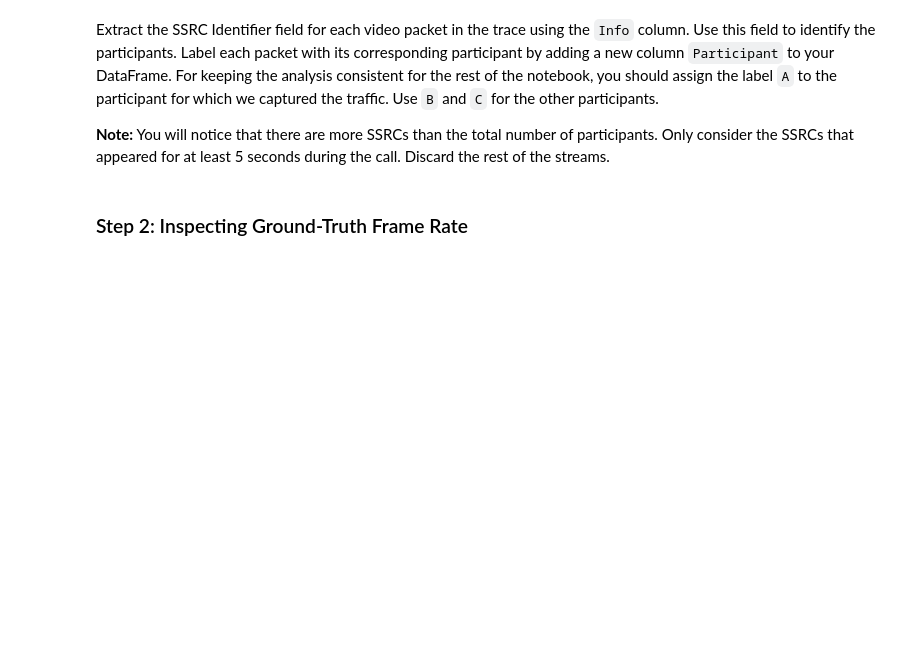
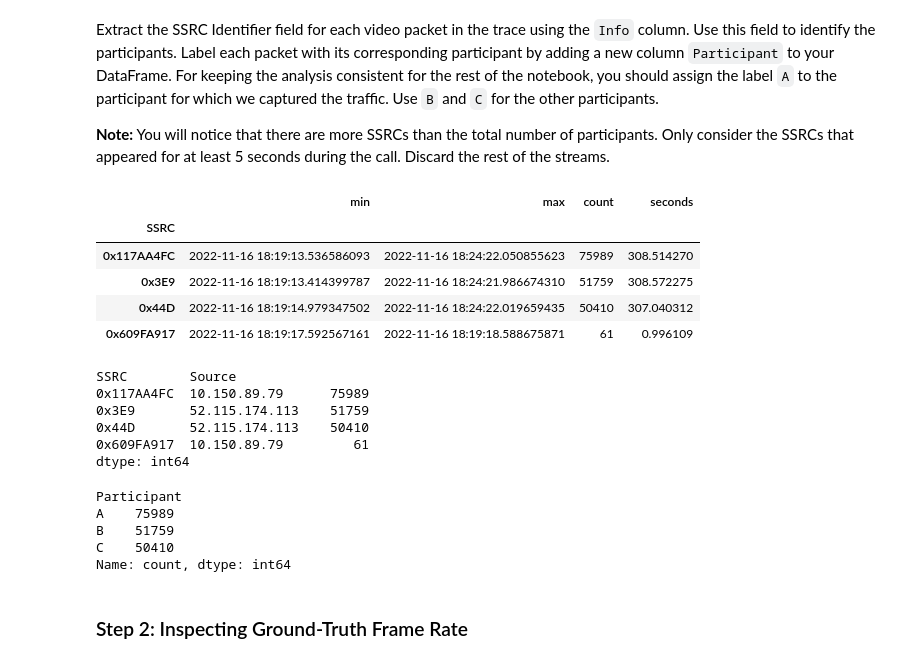
Before and after one commit to Ashy46/ml-for-systems-hws, a Jupyter notebook: assignment-2/video-conference-qoe.ipynb, the cells around one changed output. Drawn from its saved outputs; the diff is of its cells as text; code cells hidden in the pictures; blank space fills up the shorter version.

Commit message:
Fix execution count and add output display for SSRC activity analysis in video-conference-qoe notebook

```diff
--- a/assignment-2/video-conference-qoe.ipynb
+++ b/assignment-2/video-conference-qoe.ipynb
@@ -148,6 +148,38 @@ Take a look at the RTP header format below. The field `SSRC Identifier` allows u
 Extract the SSRC Identifier field for each video packet in the trace using the `Info` column. Use this field to identify the participants. Label each packet with its corresponding participant by adding a new column `Participant` to your DataFrame. For keeping the analysis consistent for the rest of the notebook, you should assign the label `A` to the participant for which we captured the traffic. Use `B` and `C` for the other participants.
 
 **Note:** You will notice that there are more SSRCs than the total number of participants. Only consider the SSRCs that appeared for at least 5 seconds during the call. Discard the rest of the streams.
+# %%
+# 1. How long each SSRC was active, video SSRCs only
+is_video = teams_df['Info'].str.contains(r'DynamicRTP-Type-(?:102|107)', na=False)
+ssrc_times = teams_df[is_video].groupby('SSRC')['Time'].agg(['min', 'max', 'count'])
+ssrc_times['seconds'] = (ssrc_times['max'] - ssrc_times['min']).dt.total_seconds()
+display(ssrc_times)
+
+# 2. Who sends each SSRC (tells you which one is A)
+display(teams_df[is_video].groupby(['SSRC', 'Source']).size())
+
+# 3. Label
+labels = {'0x117AA4FC': 'A', '0x3E9': 'B', '0x44D': 'C'}
+teams_df['Participant'] = teams_df['SSRC'].map(labels)
+teams_df['Participant'].value_counts()
+# %% [output]
+|  | min | max | count | seconds |
+| SSRC |  |  |  |  |
+| 0x117AA4FC | 2022-11-16 18:19:13.536586093 | 2022-11-16 18:24:22.050855623 | 75989 | 308.514270 |
+| 0x3E9 | 2022-11-16 18:19:13.414399787 | 2022-11-16 18:24:21.986674310 | 51759 | 308.572275 |
+| 0x44D | 2022-11-16 18:19:14.979347502 | 2022-11-16 18:24:22.019659435 | 50410 | 307.040312 |
+| 0x609FA917 | 2022-11-16 18:19:17.592567161 | 2022-11-16 18:19:18.588675871 | 61 | 0.996109 |
+SSRC        Source
+0x117AA4FC  10.150.89.79      75989
+0x3E9       52.115.174.113    51759
+0x44D       52.115.174.113    50410
+0x609FA917  10.150.89.79         61
+dtype: int64
+Participant
+A    75989
+B    51759
+C    50410
+Name: count, dtype: int64
 # %% [markdown]
 ### Step 2: Inspecting Ground-Truth Frame Rate
 # %% [markdown]
```
